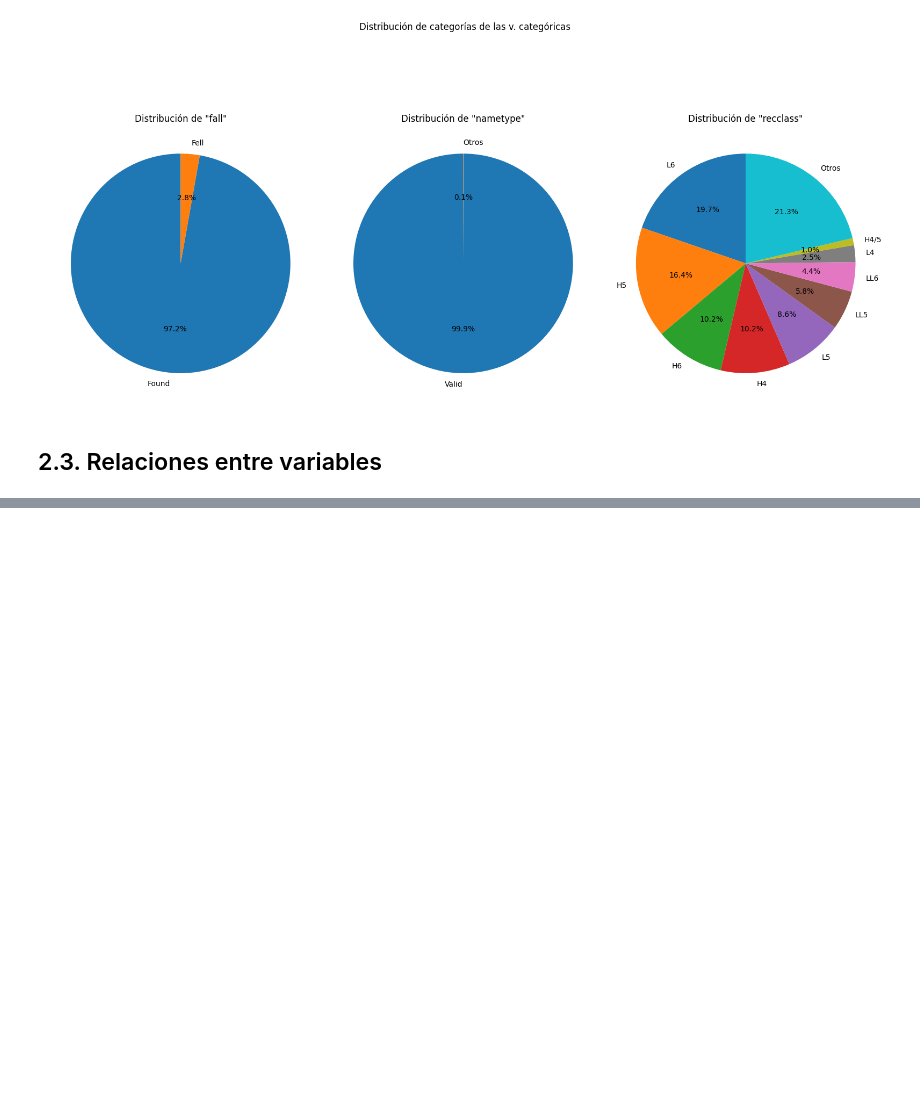
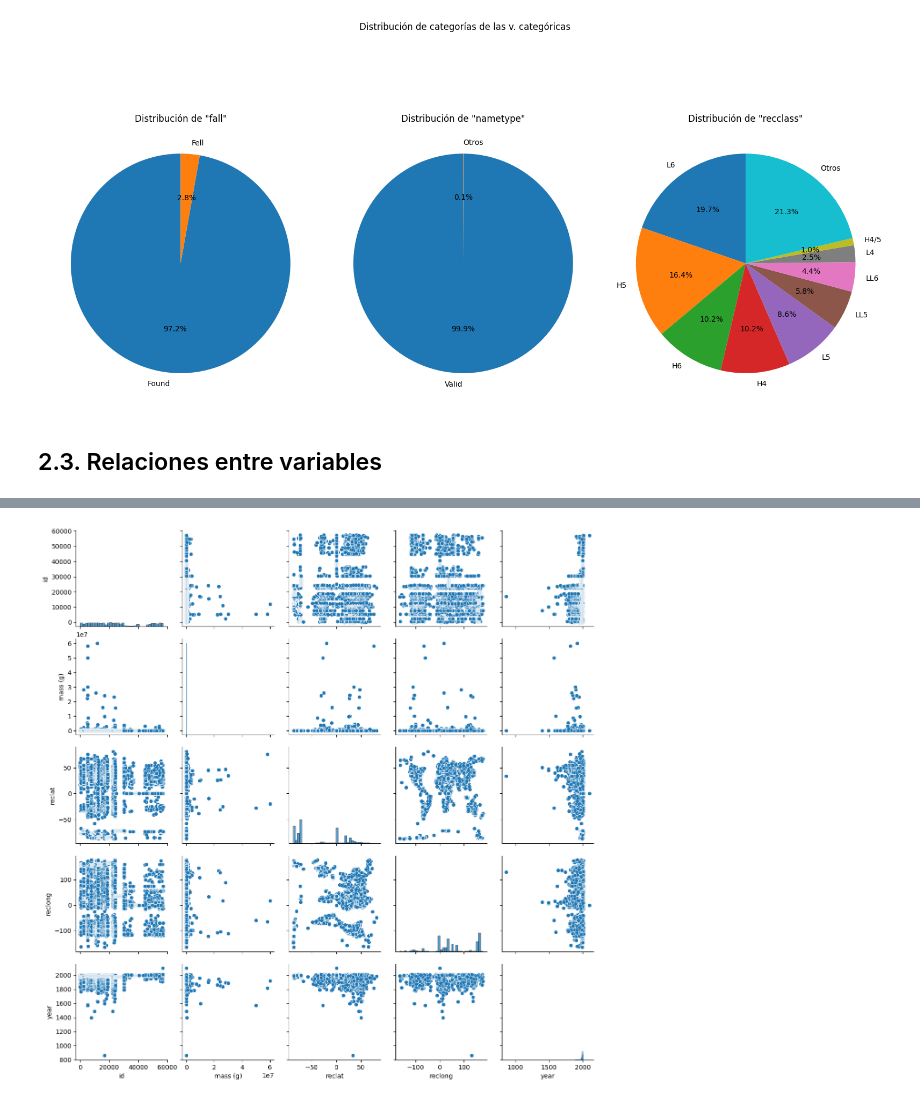
Before and after one commit to uqee/CEIA_Analisis_de_datos_Trabajo_individual_Denis_Zhbankov, a Jupyter notebook: src/main.ipynb, the cells around one changed output, grey strips where cells are left out. Cells and saved outputs as stored; diff of their text form; code cells hidden in the pictures; blank space fills up the shorter version.

```diff
--- a/src/main.ipynb
+++ b/src/main.ipynb
@@ -186,0 +199,5 @@ plt.show()
+# %%
+seaborn.pairplot(data=df)
+plt.show()
+# %% [output]
+[figure, added]
```
Also changed, not shown: parts of 3 cells of this notebook.
